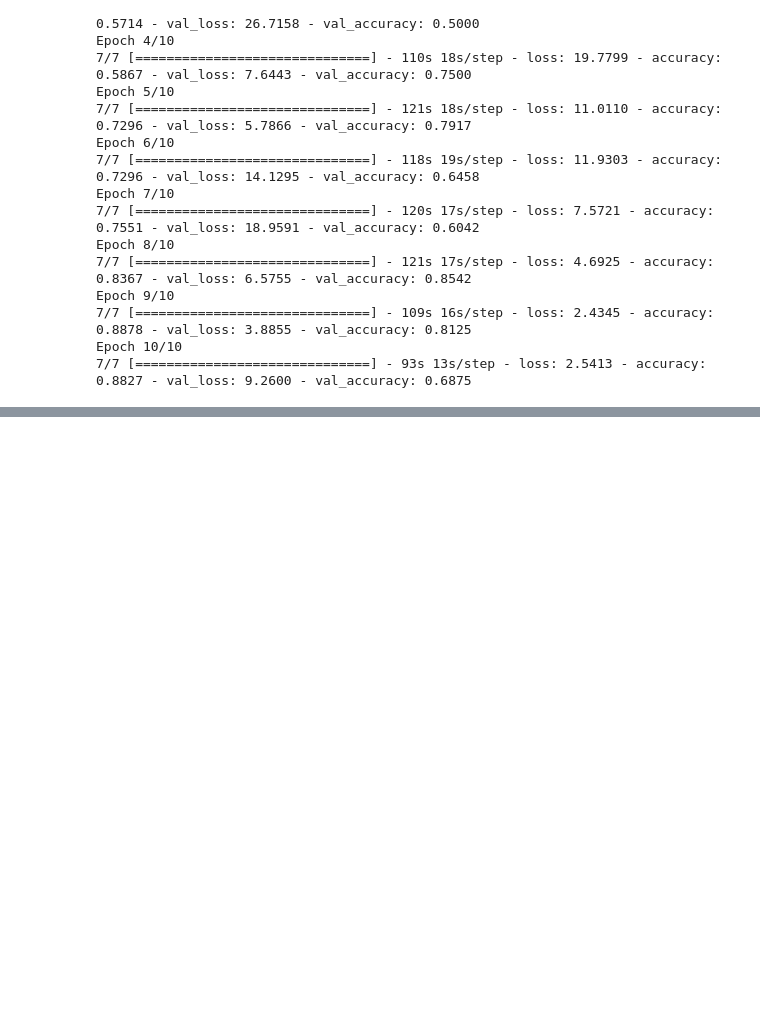
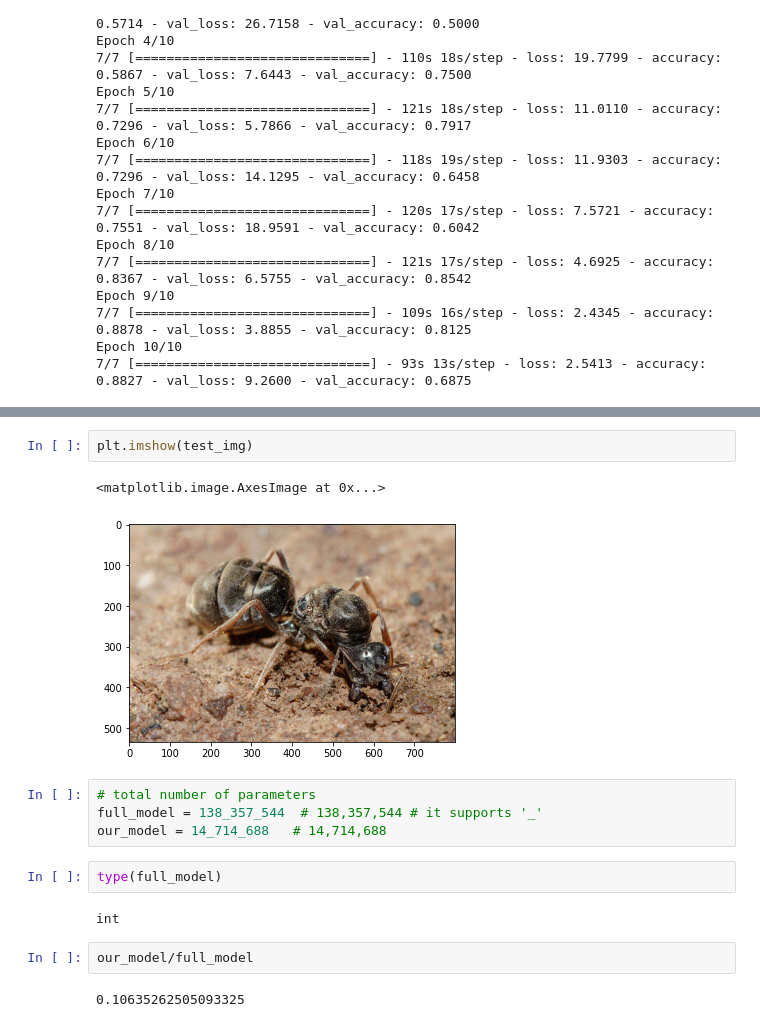
Before and after one commit to JaganRaja/CNN-VGG_16, a Jupyter notebook: research_env/demo.ipynb, the cells around one changed output, grey strips where cells are left out. Saved outputs shown, nothing was run; the diff lists cells and outputs as text; blank space fills up the shorter version.

```diff
--- a/research_env/demo.ipynb
+++ b/research_env/demo.ipynb
@@ -296,0 +412,17 @@ Epoch 10/10
+# %%
+plt.imshow(test_img)
+# %% [output]
+<matplotlib.image.AxesImage at 0x...>
+[figure, added]
+# %%
+# total number of parameters
+full_model = 138_357_544  # 138,357,544 # it supports '_'
+our_model = 14_714_688   # 14,714,688
+# %%
+type(full_model)
+# %% [output]
+int
+# %%
+our_model/full_model
+# %% [output]
+0.10635262505093325
```
Also changed, not shown: parts of 19 cells of this notebook, 1 other file.
